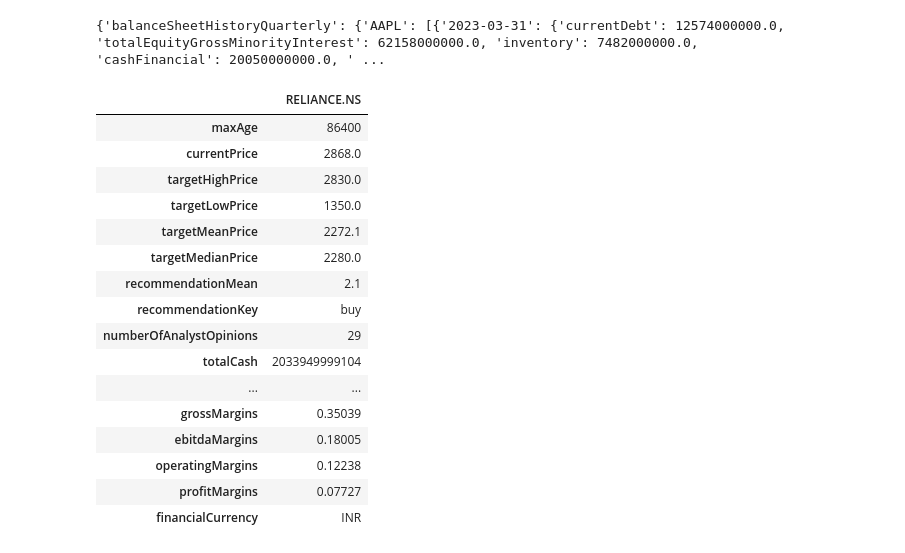
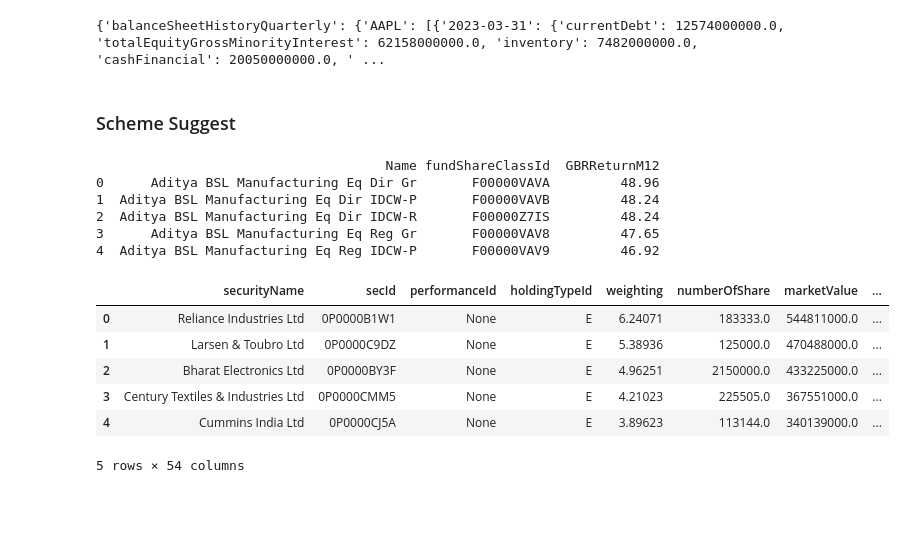
Before and after one commit to ansingh16/MF_analysis, a Jupyter notebook: Preprocess.ipynb, the cells around one changed output. Cells and saved outputs as stored; diff of their text form; code cells hidden in the pictures; blank space fills up the shorter version.

```diff
--- a/Preprocess.ipynb
+++ b/Preprocess.ipynb
@@ -591,23 +570,34 @@ symbol_list_yahoo = ['RELIANCE.NS']
 ticker = Ticker(symbol_list_yahoo)
 fin_data_dict = ticker.financial_data
 fin_data_df = pd.DataFrame.from_dict(fin_data_dict, orient='index').T
-# %%
-fin_data_df
-# %% [output]
-|  | RELIANCE.NS |
-| maxAge | 86400 |
-| currentPrice | 2868.0 |
-| targetHighPrice | 2830.0 |
-| targetLowPrice | 1350.0 |
-| targetMeanPrice | 2272.1 |
-| targetMedianPrice | 2280.0 |
-| recommendationMean | 2.1 |
-| recommendationKey | buy |
-| numberOfAnalystOpinions | 29 |
-| totalCash | 2033949999104 |
-| ... | ... |
-| grossMargins | 0.35039 |
-| ebitdaMargins | 0.18005 |
-| operatingMargins | 0.12238 |
-| profitMargins | 0.07727 |
-| financialCurrency | INR |
+# %% [markdown]
+### Scheme Suggest
+# %%
+import mstarpy
+import pandas as pd
+
+response = mstarpy.search_funds(term="manufacturing", field=["Name", "fundShareClassId", "GBRReturnM12"], country="in", pageSize=40, currency ="USD")
+
+df = pd.DataFrame(response)
+print(df.head())
+# %% [output]
+                                     Name fundShareClassId  GBRReturnM12
+0      Aditya BSL Manufacturing Eq Dir Gr       F00000VAVA         48.96
+1  Aditya BSL Manufacturing Eq Dir IDCW-P       F00000VAVB         48.24
+2  Aditya BSL Manufacturing Eq Dir IDCW-R       F00000Z7IS         48.24
+3      Aditya BSL Manufacturing Eq Reg Gr       F00000VAV8         47.65
+4  Aditya BSL Manufacturing Eq Reg IDCW-P       F00000VAV9         46.92
+# %%
+import mstarpy
+
+fund = mstarpy.Funds(term="F00000VAVA", country="in")
+
+fund.holdings().head()
+# %% [output]
+|  | securityName | secId | performanceId | holdingTypeId | weighting | numberOfShare | marketValue | ... |
+| 0 | Reliance Industries Ltd | 0P0000B1W1 | None | E | 6.24071 | 183333.0 | 544811000.0 | ... |
+| 1 | Larsen & Toubro Ltd | 0P0000C9DZ | None | E | 5.38936 | 125000.0 | 470488000.0 | ... |
+| 2 | Bharat Electronics Ltd | 0P0000BY3F | None | E | 4.96251 | 2150000.0 | 433225000.0 | ... |
+| 3 | Century Textiles & Industries Ltd | 0P0000CMM5 | None | E | 4.21023 | 225505.0 | 367551000.0 | ... |
+| 4 | Cummins India Ltd | 0P0000CJ5A | None | E | 3.89623 | 113144.0 | 340139000.0 | ... |
+5 rows × 54 columns
```
Also changed, not shown: parts of 4 cells of this notebook, 4 other files.
